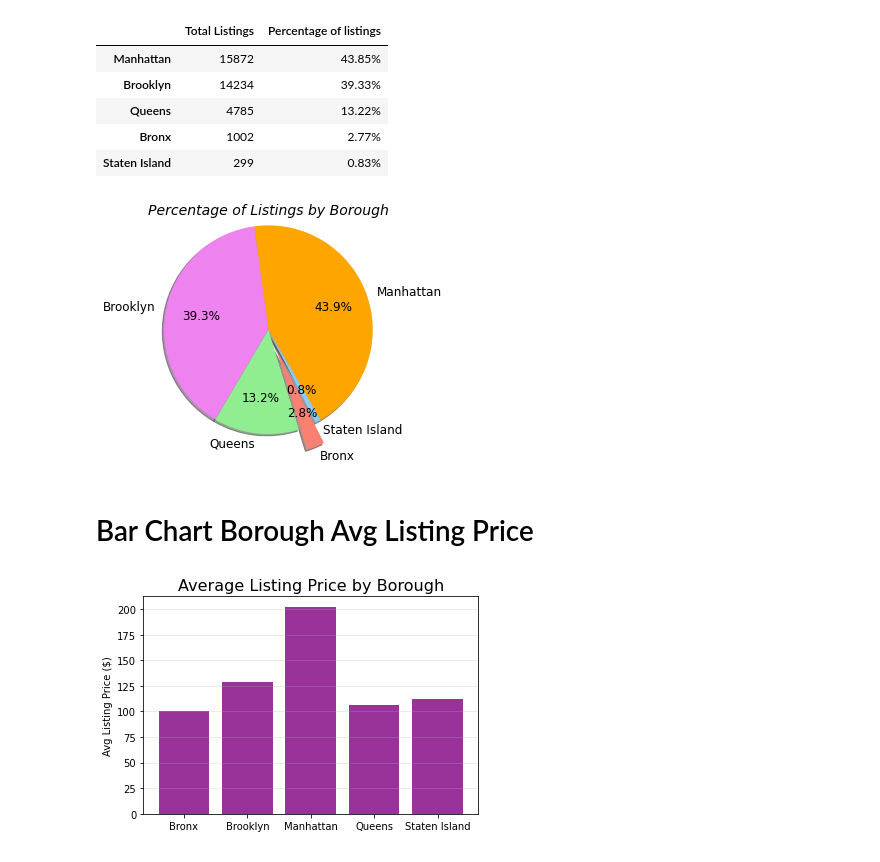
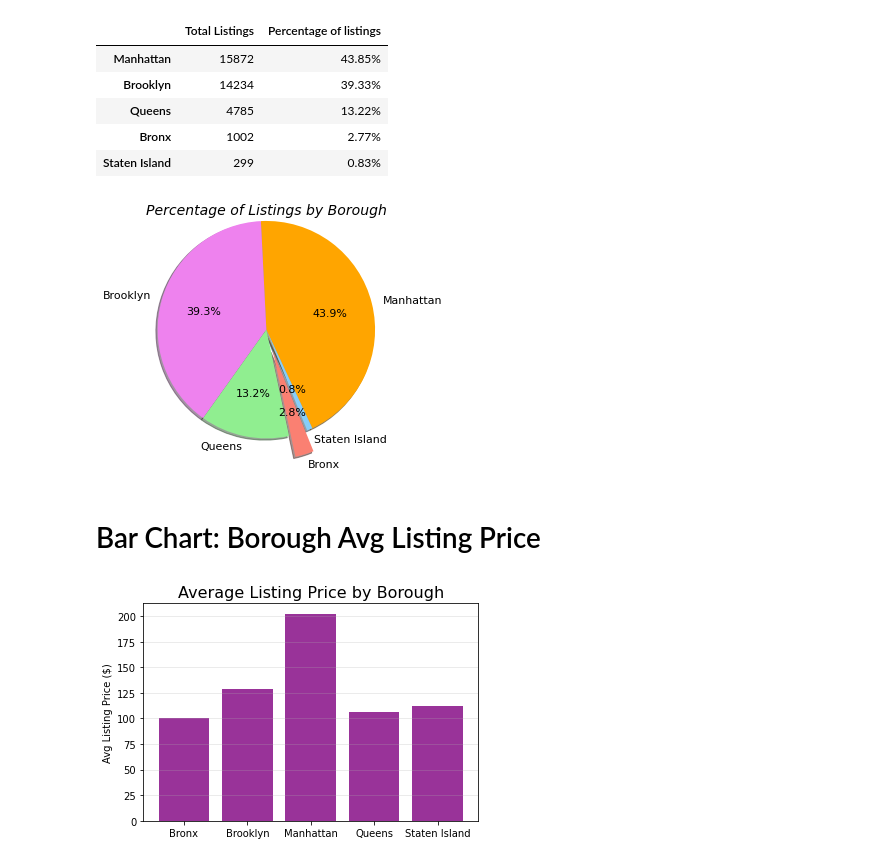
Before and after one commit to MWilliamsDP/ProjectOne, a Jupyter notebook: PricingvsNeighborhood.ipynb, the cells around one changed output. Saved outputs shown, nothing was run; the diff lists cells and outputs as text; code cells hidden in the pictures.

```diff
--- a/PricingvsNeighborhood.ipynb
+++ b/PricingvsNeighborhood.ipynb
@@ -52,18 +51,18 @@ for x in range(len(neighborhood_df)):
 # %%
 # Create a pie chart for the listing percentages per neighborhood
 labels = group_names
 explode = (0, 0, 0, 0.25, 0)
 
 colors = ["orange", "violet", "lightgreen", "salmon","lightskyblue"]
-plt.pie(total_n_listings, labels=labels, explode=explode, autopct="%1.1f%%", shadow=True, startangle=300, colors=colors, radius =1.2, textprops={'fontsize': 12}, pctdistance=0.66)
+plt.pie(total_n_listings, labels=labels, explode=explode, autopct="%1.1f%%", shadow=True, startangle=295, colors=colors, radius =1.25, textprops={'fontsize': 11}, pctdistance=0.6)
 plt.title("Percentage of Listings by Borough",fontsize=14, fontstyle="oblique")
 plt.savefig("Graphs/Borough_pie_chart.png")
 
 plt.show()
 # %% [output]
-[figure, old version]
+[figure, new version]
 # %% [markdown]
-# Bar Chart Borough Avg Listing Price
+# Bar Chart: Borough Avg Listing Price
 # %%
 # Here I want to find the avg listing price per borough
 borough_group_df = listings_df.groupby(["neighbourhood_group"])
```
Also changed, not shown: parts of 8 cells of this notebook, 3 other files.
